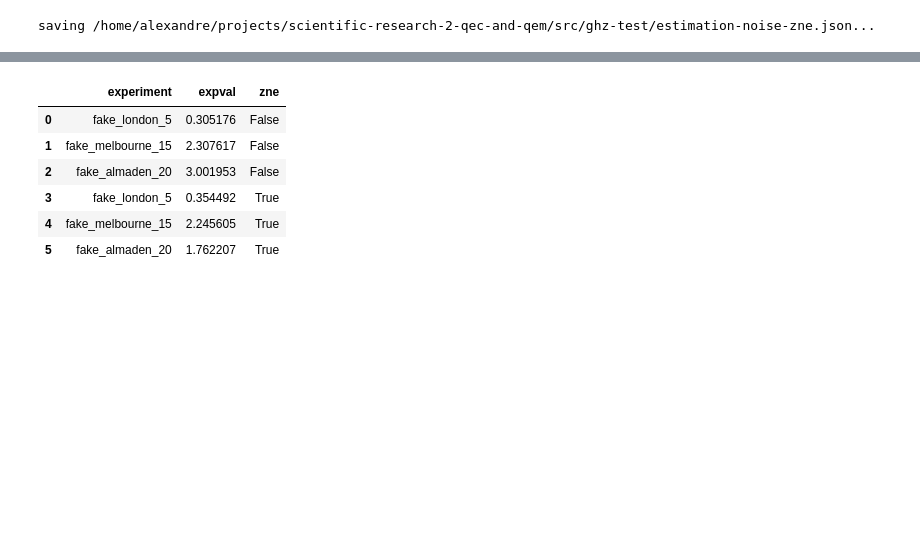
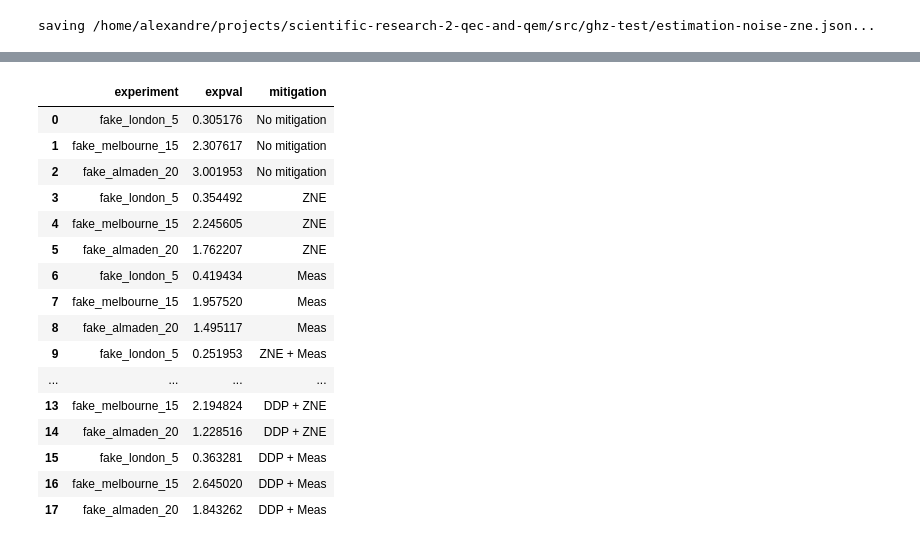
Before and after one commit to Dpbm/scientific-research-2-qec-and-qem, a Jupyter notebook: src/ghz.ipynb, the cells around one changed output, grey strips where cells are left out. Drawn from its saved outputs; the diff is of its cells as text; code cells hidden in the pictures; blank space fills up the shorter version.

```diff
--- a/src/ghz.ipynb
+++ b/src/ghz.ipynb
@@ -330,0 +377,2 @@ saving /home/alexandre/projects/scientific-research-2-qec-and-qem/src/ghz-test/e
+# %%
+meas_mitigation_path = generate_full_file_path(OUTPUT_PATH, "estimation-measurement-mitigation.json")
@@ -330,0 +397,2 @@ saving /home/alexandre/projects/scientific-research-2-qec-and-qem/src/ghz-test/e
+# %%
+ddp_zne_estimation_path = generate_full_file_path(OUTPUT_PATH, "estimation-ddp-zne.json")
@@ -330,0 +417,2 @@ saving /home/alexandre/projects/scientific-research-2-qec-and-qem/src/ghz-test/e
+# %%
+ddp_meas_estimation_path = generate_full_file_path(OUTPUT_PATH, "estimation-ddp-meas.json")
@@ -331,6 +425,10 @@ saving /home/alexandre/projects/scientific-research-2-qec-and-qem/src/ghz-test/e
 # %%
 noise_data = import_json_data(noise_estimation_path)
 zne_estimation = import_json_data(zne_estimation_path)
+meas_zne_mitigation = import_json_data(meas_zne_mitigation_path)
+meas_mitigation = import_json_data(meas_mitigation_path)
+ddp_zne_estimation = import_json_data(ddp_zne_estimation_path)
+ddp_meas_estimation = import_json_data(ddp_meas_estimation_path)
 # %% [output]
 Getting data from: /home/alexandre/projects/scientific-research-2-qec-and-qem/src/ghz-test/estimation-noise.json
 Getting data from: /home/alexandre/projects/scientific-research-2-qec-and-qem/src/ghz-test/estimation-noise-zne.json
@@ -337,23 +439,44 @@ Getting data from: /home/alexandre/projects/scientific-research-2-qec-and-qem/sr
 # %%
 keys = list(noise_data.keys())
-estimation_data = pd.DataFrame(columns=("experiment", "expval", "zne"))
+estimation_data = pd.DataFrame(columns=("experiment", "expval", "mitigation"))
 remapped_zne_data = {}
 
 row_i = 0
 for k,v in noise_data.items():
-    estimation_data.loc[row_i] = {"experiment":k, "expval":v, "zne":False}
+    estimation_data.loc[row_i] = {"experiment":k, "expval":v, "mitigation":"No mitigation"}
     row_i += 1
 for k,v in zne_estimation.items():
-    estimation_data.loc[row_i] = {"experiment":k, "expval":v, "zne":True}
+    estimation_data.loc[row_i] = {"experiment":k, "expval":v, "mitigation":"ZNE"}
     row_i += 1
-
+for k,v in meas_mitigation.items():
+    estimation_data.loc[row_i] = {"experiment":k, "expval":v, "mitigation":"Meas"}
+    row_i += 1
+for k,v in meas_zne_mitigation.items():
+    estimation_data.loc[row_i] = {"experiment":k, "expval":v, "mitigation":"ZNE + Meas"}
+    row_i += 1
+for k,v in ddp_zne_estimation.items():
+    estimation_data.loc[row_i] = {"experiment":k, "expval":v, "mitigation":"DDP + ZNE"}
+    row_i += 1
+for k,v in ddp_meas_estimation.items():
+    estimation_data.loc[row_i] = {"experiment":k, "expval":v, "mitigation":"DDP + Meas"}
+    row_i += 1
 estimation_data
 # %% [output]
-|  | experiment | expval | zne |
-| 0 | fake_london_5 | 0.305176 | False |
-| 1 | fake_melbourne_15 | 2.307617 | False |
-| 2 | fake_almaden_20 | 3.001953 | False |
-| 3 | fake_london_5 | 0.354492 | True |
-| 4 | fake_melbourne_15 | 2.245605 | True |
-| 5 | fake_almaden_20 | 1.762207 | True |
+|  | experiment | expval | mitigation |
+| 0 | fake_london_5 | 0.305176 | No mitigation |
+| 1 | fake_melbourne_15 | 2.307617 | No mitigation |
+| 2 | fake_almaden_20 | 3.001953 | No mitigation |
+| 3 | fake_london_5 | 0.354492 | ZNE |
+| 4 | fake_melbourne_15 | 2.245605 | ZNE |
+| 5 | fake_almaden_20 | 1.762207 | ZNE |
+| 6 | fake_london_5 | 0.419434 | Meas |
+| 7 | fake_melbourne_15 | 1.957520 | Meas |
+| 8 | fake_almaden_20 | 1.495117 | Meas |
+| 9 | fake_london_5 | 0.251953 | ZNE + Meas |
+| ... | ... | ... | ... |
+| 13 | fake_melbourne_15 | 2.194824 | DDP + ZNE |
+| 14 | fake_almaden_20 | 1.228516 | DDP + ZNE |
+| 15 | fake_london_5 | 0.363281 | DDP + Meas |
+| 16 | fake_melbourne_15 | 2.645020 | DDP + Meas |
+| 17 | fake_almaden_20 | 1.843262 | DDP + Meas |
 # %%
```
Also changed, not shown: parts of 21 cells of this notebook, 7 other files.
